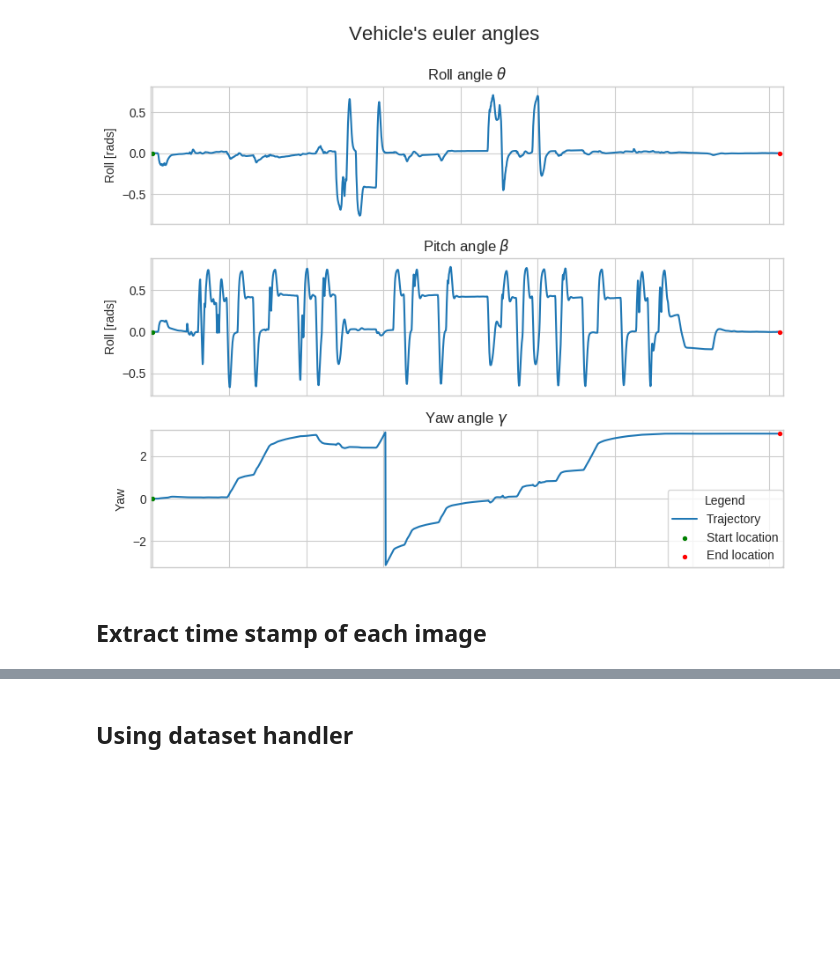
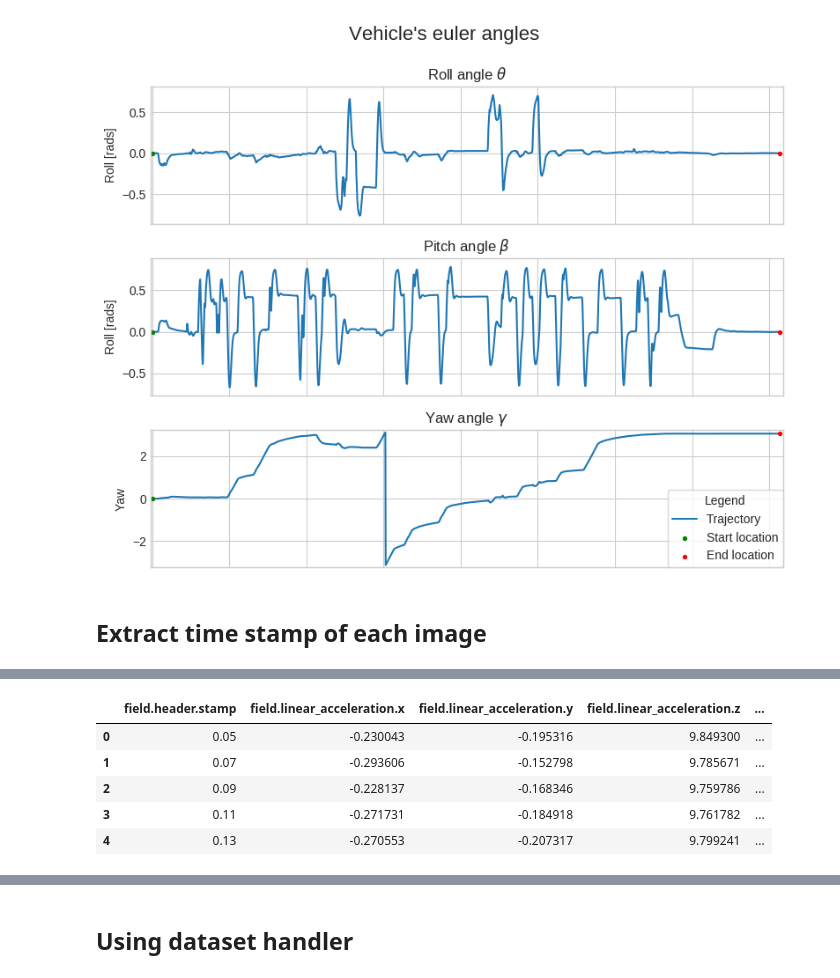
Before and after one commit to MikeS96/vio_quadrotor, a Jupyter notebook: VO.ipynb, the cells around one changed output, grey strips where cells are left out. Cells and saved outputs as stored; diff of their text form; code cells hidden in the pictures; blank space fills up the shorter version.

```diff
--- a/VO.ipynb
+++ b/VO.ipynb
@@ -286,0 +317,14 @@ plt.imshow(image)
+# %%
+# Get minimum value of timeStamp column 'y'
+minValue = np.floor(final_imu_df['field.header.stamp'].min() / 1000000000)
+# Modify all the timestamp column values
+final_imu_df['field.header.stamp'] = (final_imu_df['field.header.stamp'] / 1000000000) - minValue
+final_imu_df['field.header.stamp'] = final_imu_df['field.header.stamp'].round(decimals=2)
+final_imu_df.head()
+# %% [output]
+|  | field.header.stamp | field.linear_acceleration.x | field.linear_acceleration.y | field.linear_acceleration.z | ... |
+| 0 | 0.05 | -0.230043 | -0.195316 | 9.849300 | ... |
+| 1 | 0.07 | -0.293606 | -0.152798 | 9.785671 | ... |
+| 2 | 0.09 | -0.228137 | -0.168346 | 9.759786 | ... |
+| 3 | 0.11 | -0.271731 | -0.184918 | 9.761782 | ... |
+| 4 | 0.13 | -0.270553 | -0.207317 | 9.799241 | ... |
```
Also changed, not shown: parts of 8 cells of this notebook.
